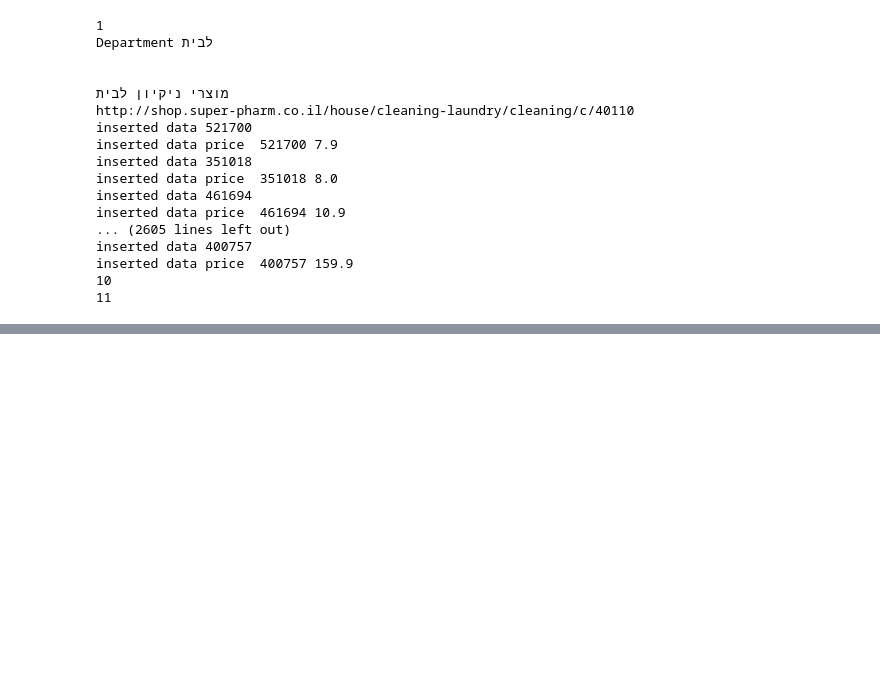
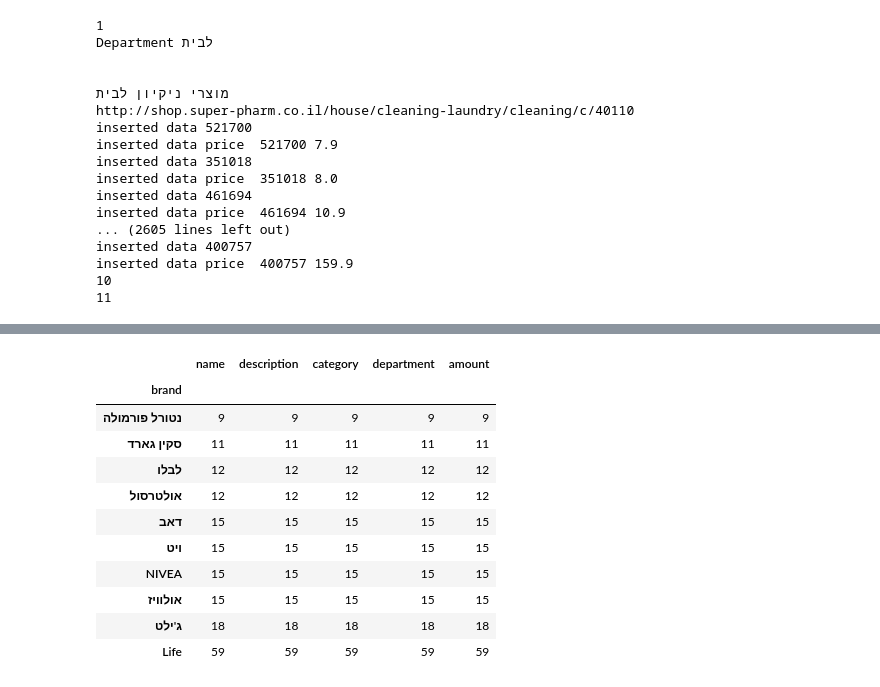
Before and after one commit to Delphinep26/WebScrapingPharmSite, a Jupyter notebook: superpharm_webscraping.ipynb, the cells around one changed output, grey strips where cells are left out. Drawn from its saved outputs; the diff is of its cells as text; code cells hidden in the pictures; blank space fills up the shorter version.

```diff
--- a/superpharm_webscraping.ipynb
+++ b/superpharm_webscraping.ipynb
@@ -274,0 +336,17 @@ An exception flew by!
+# %%
+care_df = df[df.department == "טיפוח"]
+result = care_df.groupby(['brand']).count()
+# result = result[result.name > 10]
+# %% [output]
+|  | name | description | category | department | amount |
+| brand |  |  |  |  |  |
+| נטורל פורמולה | 9 | 9 | 9 | 9 | 9 |
+| סקין גארד | 11 | 11 | 11 | 11 | 11 |
+| לבלו | 12 | 12 | 12 | 12 | 12 |
+| אולטרסול | 12 | 12 | 12 | 12 | 12 |
+| דאב | 15 | 15 | 15 | 15 | 15 |
+| ויט | 15 | 15 | 15 | 15 | 15 |
+| NIVEA | 15 | 15 | 15 | 15 | 15 |
+| אולוויז | 15 | 15 | 15 | 15 | 15 |
+| ג'ילט | 18 | 18 | 18 | 18 | 18 |
+| Life | 59 | 59 | 59 | 59 | 59 |
```
Also changed, not shown: parts of 14 cells of this notebook.
